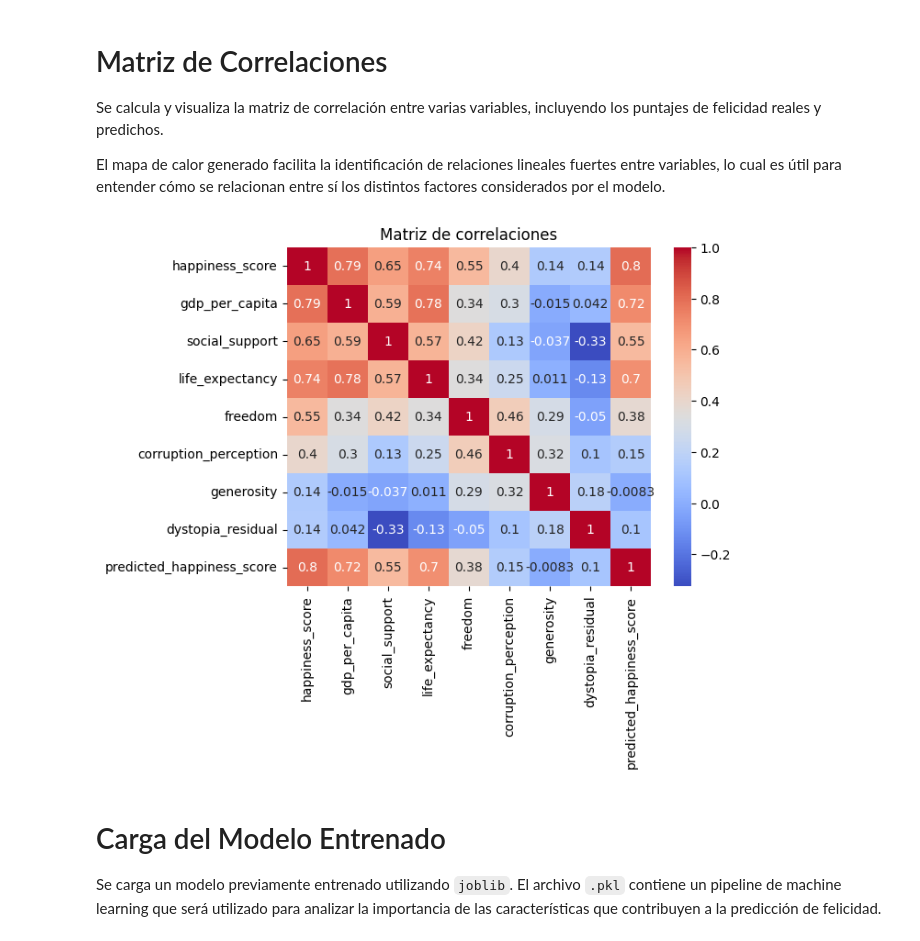
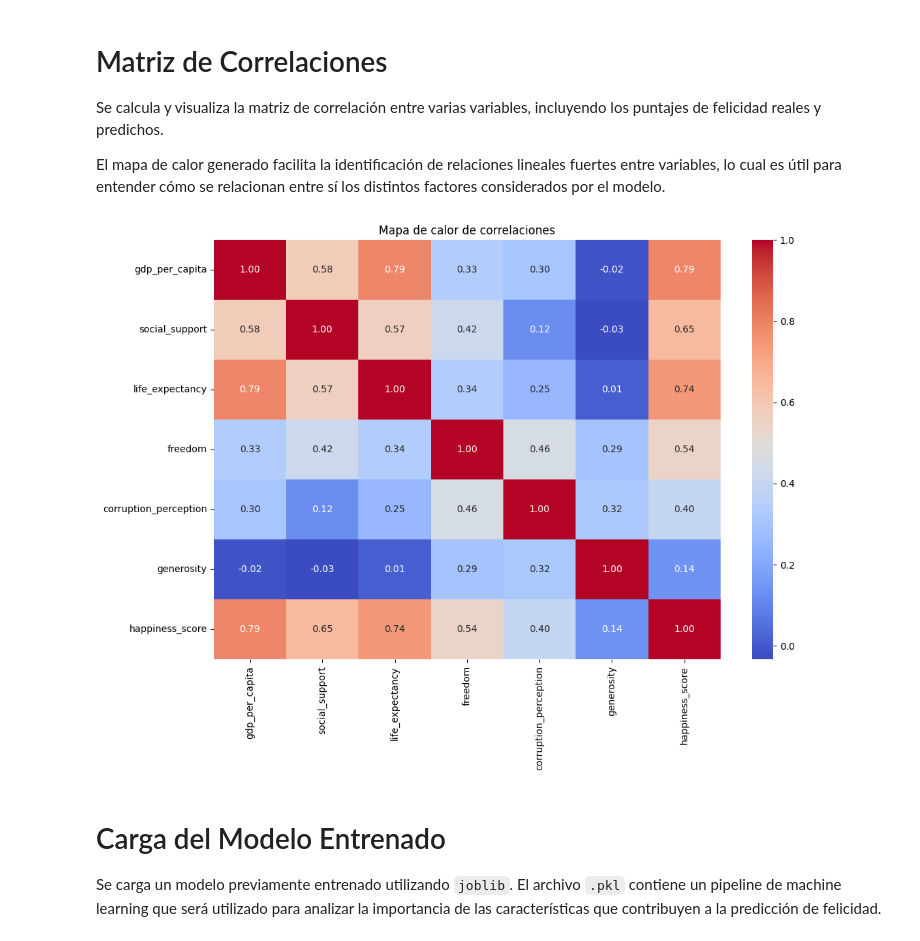
Before and after one commit to luzangelacarabali/ml-data-streaming, a Jupyter notebook: cuaderno/04_db_model.ipynb, the cells around one changed output. Drawn from its saved outputs; the diff is of its cells as text; code cells hidden in the pictures.

```diff
--- a/cuaderno/04_db_model.ipynb
+++ b/cuaderno/04_db_model.ipynb
@@ -51,8 +51,10 @@ Aquí se establece la conexión al motor de base de datos PostgreSQL utilizando
 
 Este paso es fundamental para poder extraer los datos que luego se analizarán y visualizarán.
 # %%
+def get_connection():
+   return create_engine("postgresql+psycopg2://postgres:password@localhost:5433/happiness_db")
 
-engine = get_engine()
+engine = get_connection()
 
 try:
     with engine.connect() as connection:
@@ -123,7 +102,25 @@ Se crea un gráfico de dispersión para observar la relación entre la esperanza
 
 Esto permite identificar posibles patrones entre longevidad y bienestar percibido.
 # %%
-sns.scatterplot(x='life_expectancy', y='predicted_happiness_score', hue='happiness_category', data=df)
-plt.title('Esperanza de vida vs Felicidad predicha por categoría')
-plt.show()
+# Re-create the continent column
+def get_continent(row):
+    if row['continent_africa'] == 1:
+        return 'Africa'
+    elif row['continent_asia'] == 1:
+        return 'Asia'
+    elif row['continent_europe'] == 1:
+        return 'Europe'
+    elif row['continent_north_america'] == 1:
+        return 'North America'
+    elif row['continent_central_america'] == 1:
+        return 'Central America'
+    elif row['continent_south_america'] == 1:
+        return 'South America'
+    elif row['continent_oceania'] == 1:
+        return 'Oceania'
+    else:
+        return 'Other'
+
+df['continent'] = df.apply(get_continent, axis=1)
+print(df['continent'].value_counts())  # Verify the distribution
 # %% [output]
@@ -149,15 +163,14 @@ Se calcula y visualiza la matriz de correlación entre varias variables, incluye
 
 El mapa de calor generado facilita la identificación de relaciones lineales fuertes entre variables, lo cual es útil para entender cómo se relacionan entre sí los distintos factores considerados por el modelo.
 # %%
-corr = df[['happiness_score', 'gdp_per_capita', 'social_support', 'life_expectancy',
-           'freedom', 'corruption_perception', 'generosity', 'dystopia_residual',
-           'predicted_happiness_score']].corr()
-
-sns.heatmap(corr, annot=True, cmap='coolwarm')
-plt.title('Matriz de correlaciones')
+plt.figure(figsize=(12,8))
+corr = df[['gdp_per_capita', 'social_support', 'life_expectancy', 'freedom',
+           'corruption_perception', 'generosity', 'happiness_score']].corr()
+sns.heatmap(corr, annot=True, cmap='coolwarm', fmt=".2f")
+plt.title('Mapa de calor de correlaciones')
 plt.show()
 # %% [output]
-[figure, old version]
+[figure, new version]
 # %% [markdown]
 # Carga del Modelo Entrenado
 
```
Also changed, not shown: parts of 16 cells of this notebook.
